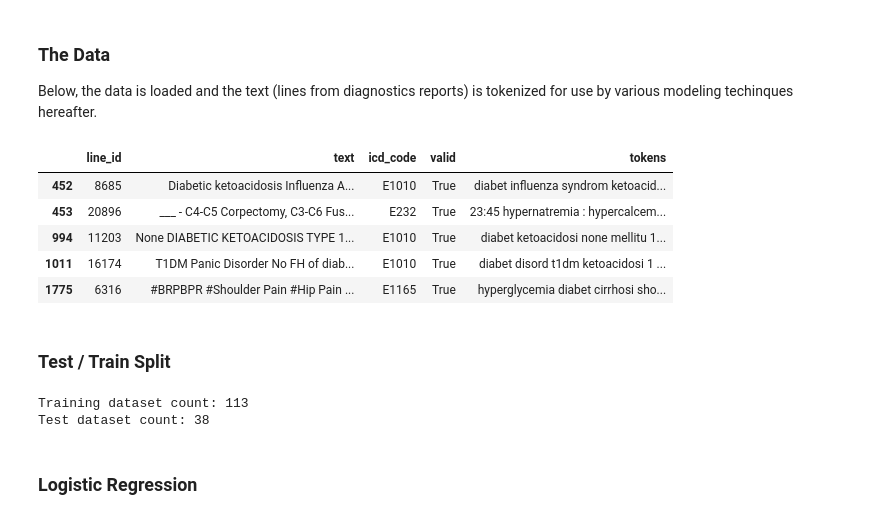
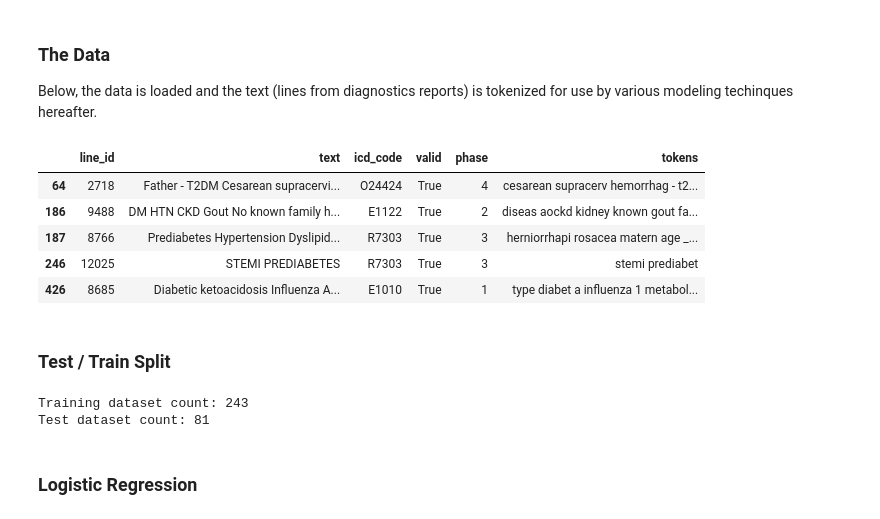
Before and after one commit to rahilkidwai/icd-code-prediction, a Jupyter notebook: lr-comp-analysis.ipynb, the cells around one changed output. Cells and saved outputs as stored; diff of their text form; code cells hidden in the pictures.

```diff
--- a/lr-comp-analysis.ipynb
+++ b/lr-comp-analysis.ipynb
@@ -5,6 +5,7 @@ import pandas as pd
 import numpy as np
 import matplotlib.pyplot as plt
 import seaborn as sns
+import time
 
 from sklearn.linear_model import LogisticRegression
 from sklearn.metrics import accuracy_score, recall_score, precision_score, mean_squared_error
@@ -16,7 +17,9 @@ from sklearn.pipeline import Pipeline
 
 
 from sklearn.metrics import ConfusionMatrixDisplay, RocCurveDisplay
-from sklearn.metrics import confusion_matrix, roc_curve, auc
+from sklearn.metrics import confusion_matrix, roc_curve, auc, classification_report
+
+pd.set_option('max_colwidth', 400)
 # %% [markdown]
 ### The Data
 Below, the data is loaded and the text (lines from diagnostics reports) is tokenized for use by various modeling techinques hereafter.
@@ -65,20 +68,20 @@ def tokenizer(row):
 
     return ' '.join(words)
 # %%
-df_lines = pd.read_csv('data/discharge_note_lines.csv', sep='|')
+df_lines = pd.read_csv('data/discharge_note_lines_2.csv', sep='|')
 
 df_lines = df_lines.loc[df_lines['valid'] == True]
 
 df_lines['tokens'] = df_lines.apply(tokenizer, axis=1)
 
 df_lines.head()
 # %% [output]
-|  | line_id | text | icd_code | valid | tokens |
-| 452 | 8685 | Diabetic ketoacidosis Influenza A... | E1010 | True | diabet influenza syndrom ketoacid... |
-| 453 | 20896 | ___ - C4-C5 Corpectomy, C3-C6 Fus... | E232 | True | 23:45 hypernatremia : hypercalcem... |
-| 994 | 11203 | None DIABETIC KETOACIDOSIS TYPE 1... | E1010 | True | diabet ketoacidosi none mellitu 1... |
-| 1011 | 16174 | T1DM Panic Disorder No FH of diab... | E1010 | True | diabet disord t1dm ketoacidosi 1 ... |
-| 1775 | 6316 | #BRPBPR #Shoulder Pain #Hip Pain ... | E1165 | True | hyperglycemia diabet cirrhosi sho... |
+|  | line_id | text | icd_code | valid | phase | tokens |
+| 64 | 2718 | Father - T2DM Cesarean supracervi... | O24424 | True | 4 | cesarean supracerv hemorrhag - t2... |
+| 186 | 9488 | DM HTN CKD Gout No known family h... | E1122 | True | 2 | diseas aockd kidney known gout fa... |
+| 187 | 8766 | Prediabetes Hypertension Dyslipid... | R7303 | True | 3 | herniorrhapi rosacea matern age _... |
+| 246 | 12025 | STEMI PREDIABETES | R7303 | True | 3 | stemi prediabet |
+| 426 | 8685 | Diabetic ketoacidosis Influenza A... | E1010 | True | 1 | type diabet a influenza 1 metabol... |
 # %% [markdown]
 ### Test / Train Split
 # %%
@@ -90,7 +93,7 @@ X_train, X_test, y_train, y_test = train_test_split(X['tokens'], y, random_state
 print('Training dataset count: ' + str(len(X_train.index)))
 print('Test dataset count: ' + str(len(X_test.index)))
 # %% [output]
-Training dataset count: 113
-Test dataset count: 38
+Training dataset count: 243
+Test dataset count: 81
 # %% [markdown]
 ### Logistic Regression
```
Also changed, not shown: parts of 22 cells of this notebook, 1 other file.
